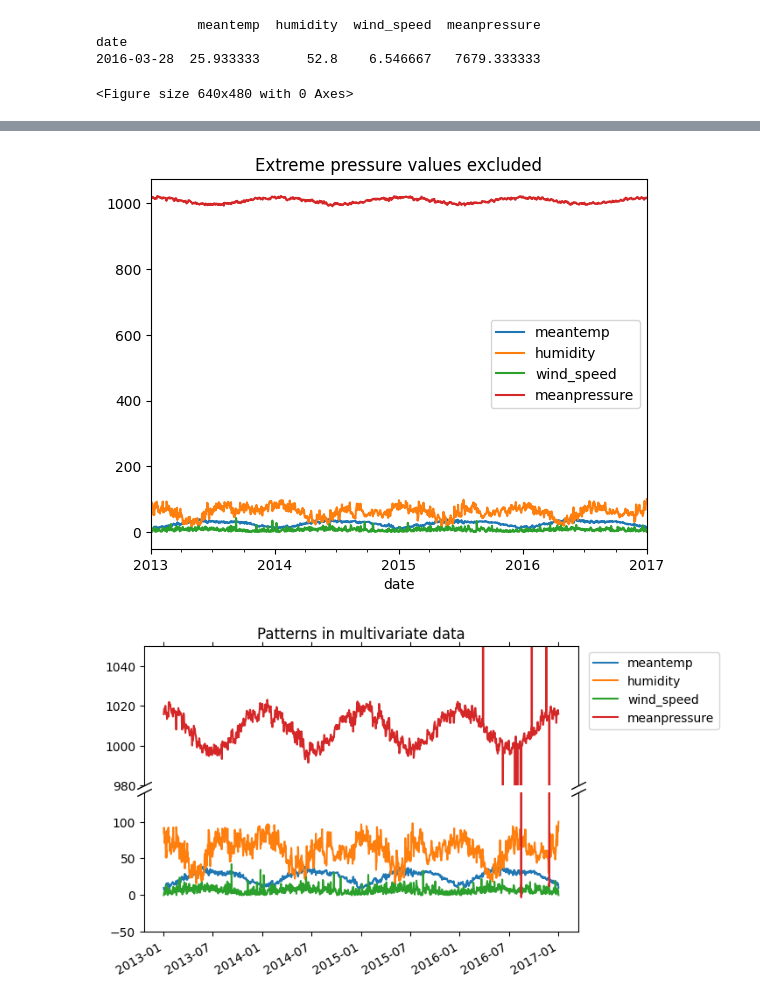
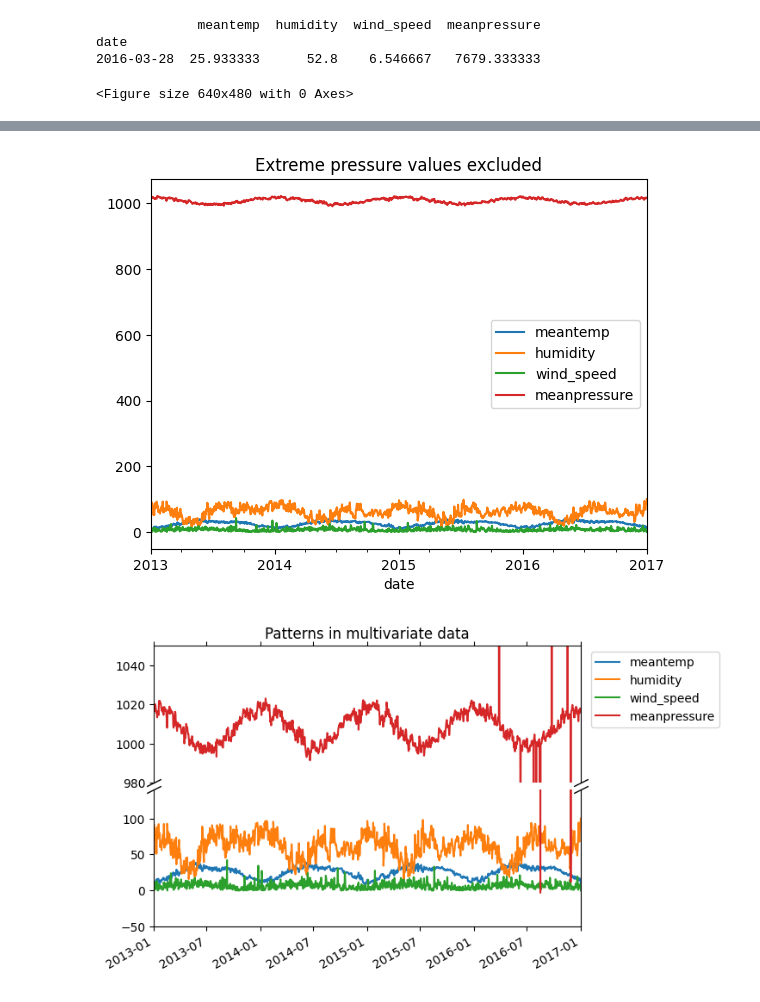
Before and after one commit to xvymaz12/ADAML2, a Jupyter notebook: ADAML2.ipynb, the cells around one changed output, grey strips where cells are left out. Cells and saved outputs as stored; diff of their text form; code cells hidden in the pictures.

```diff
--- a/ADAML2.ipynb
+++ b/ADAML2.ipynb
@@ -109,7 +110,6 @@ climate_data.query("990 < meanpressure < 1030")["meanpressure"].plot()
 plt.legend()
 plt.title("Extreme pressure values excluded")
 plt.show()
-# todo: better outlier handling?
 
 # broken y-axis (matplotlib documentation)
 fig, (ax1, ax2) = plt.subplots(2, 1, sharex=True)
@@ -117,8 +117,10 @@ fig.subplots_adjust(hspace=0.05)
 plt_data = climate_data#.query("990 < meanpressure < 1030")
 ax1.plot(plt_data)
 ax1.set_ylim((980, 1050))
+ax1.set_xlim([datetime.date(2013, 1, 1), datetime.date(2017, 1, 1)])
 ax2.plot(plt_data)
 ax2.set_ylim((-50, 140))
+ax2.set_xlim([datetime.date(2013, 1, 1), datetime.date(2017, 1, 1)])
 ax1.spines.bottom.set_visible(False)
 ax2.spines.top.set_visible(False)
 ax1.xaxis.tick_top()
@@ -129,33 +131,33 @@ ax1.title.set_text("Patterns in multivariate data")
 fig.autofmt_xdate()
 d = .5
 kwargs = dict(marker=[(-1, -d), (1, d)], markersize=12,
               linestyle="none", color='k', mec='k', mew=1, clip_on=False)
 ax1.plot([0, 1], [0, 0], transform=ax1.transAxes, **kwargs)
 ax2.plot([0, 1], [1, 1], transform=ax2.transAxes, **kwargs)
 plt.show()
 
 # mean center data
 plt.figure()
 plt.plot(climate_data.query("990 < meanpressure < 1030") - climate_data.query("990 < meanpressure < 1030").mean())
 plt.gcf().autofmt_xdate()
 plt.legend(climate_data.columns)
 plt.title("Samples with extreme pressure excluded, mean-centered data")
 plt.show()
 
 # subplot of all variables (no mean-centering)
 plt.figure(figsize=(9, 9))
 for i in range(4):
   plt.subplot(2,2,i+1)
   climate_data.query("990 < meanpressure < 1030").iloc[:, i].plot()
   plt.ylabel(climate_data.columns[i])
 plt.show()
 # %% [output]
 <Figure size 640x480 with 0 Axes>
 [figure]
 [figure]
 [figure]
 [figure]
 [figure]
-[figure, old version]
+[figure, new version]
 [figure]
 [figure]
```
Also changed, not shown: parts of 12 cells of this notebook, 1 other file.
